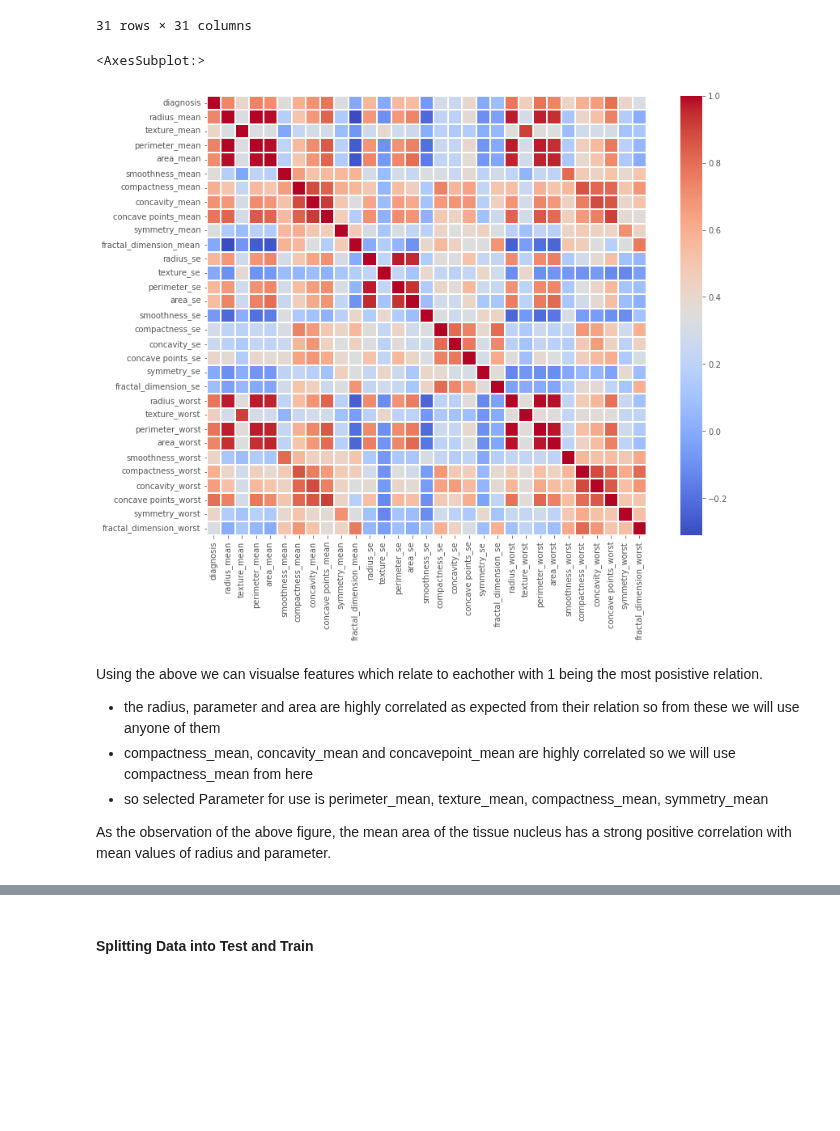
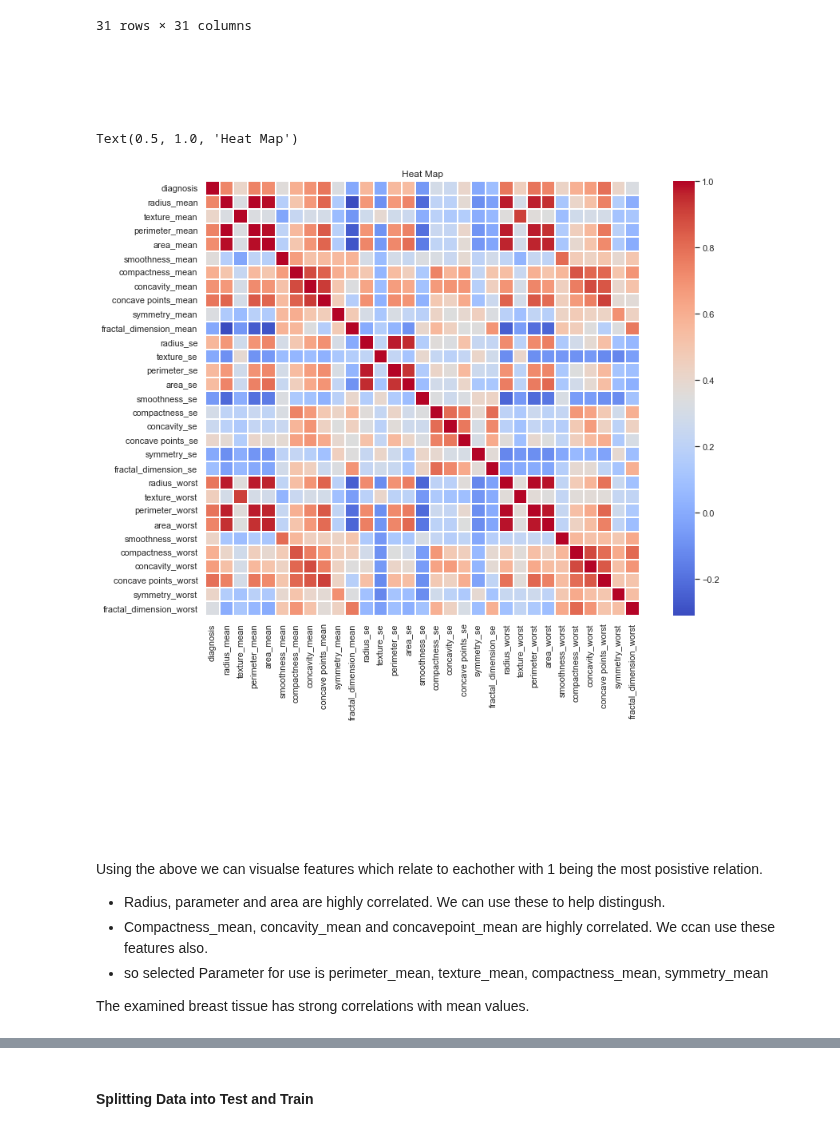
Before and after one commit to kmcd14/MLandStats-assessment, a Jupyter notebook: scikit-learn.ipynb, the cells around one changed output, grey strips where cells are left out. Saved outputs shown, nothing was run; the diff lists cells and outputs as text; code cells hidden in the pictures; blank space fills up the shorter version.

Commit message:
formatting, editing and adding code comments, cleaning up some plots and code

```diff
--- a/scikit-learn.ipynb
+++ b/scikit-learn.ipynb
@@ -393,17 +499,30 @@ correlations
 | symmetry_worst | 0.416294 | 0.163953 | 0.105008 | 0.189115 | 0.143570 | 0.394309 | 0.510223 | ... |
 | fractal_dimension_worst | 0.323872 | 0.007066 | 0.119205 | 0.051019 | 0.003738 | 0.499316 | 0.687382 | ... |
 31 rows × 31 columns
+# %% [markdown]
+<br>
+# %% [markdown]
+<br>
 # %%
-# generating a heatmap, colourmap, linewidth, shape, linecolour
+# generating a heatmap.(data, colourmap, linewidth, shape, linecolour)
 sns.heatmap(correlations, cmap='coolwarm', linewidths=0.1, square=True, linecolor='white')
+
+# Adding a title
+plt.title('Heat Map')
 # %% [output]
-<AxesSubplot:>
+Text(0.5, 1.0, 'Heat Map')
-[figure, old version]
+[figure, new version]
+# %% [markdown]
+<br>
+# %% [markdown]
+<br>
+# %% [markdown]
+<br>
 # %% [markdown]
 Using the above we can visualse features which relate to eachother with 1 being the most posistive relation.
 
-- the radius, parameter and area are highly correlated as expected from their relation so from these we will use anyone of them
-- compactness_mean, concavity_mean and concavepoint_mean are highly correlated so we will use compactness_mean from here
+- Radius, parameter and area are highly correlated. We can use these to help distingush.
+- Compactness_mean, concavity_mean and concavepoint_mean are highly correlated. We ccan use these features also.
 - so selected Parameter for use is perimeter_mean, texture_mean, compactness_mean, symmetry_mean
 
-As the observation of the above figure, the mean area of the tissue nucleus has a strong positive correlation with mean values of radius and parameter.
+The examined breast tissue has strong correlations with mean values.
```
Also changed, not shown: parts of 244 cells of this notebook.
